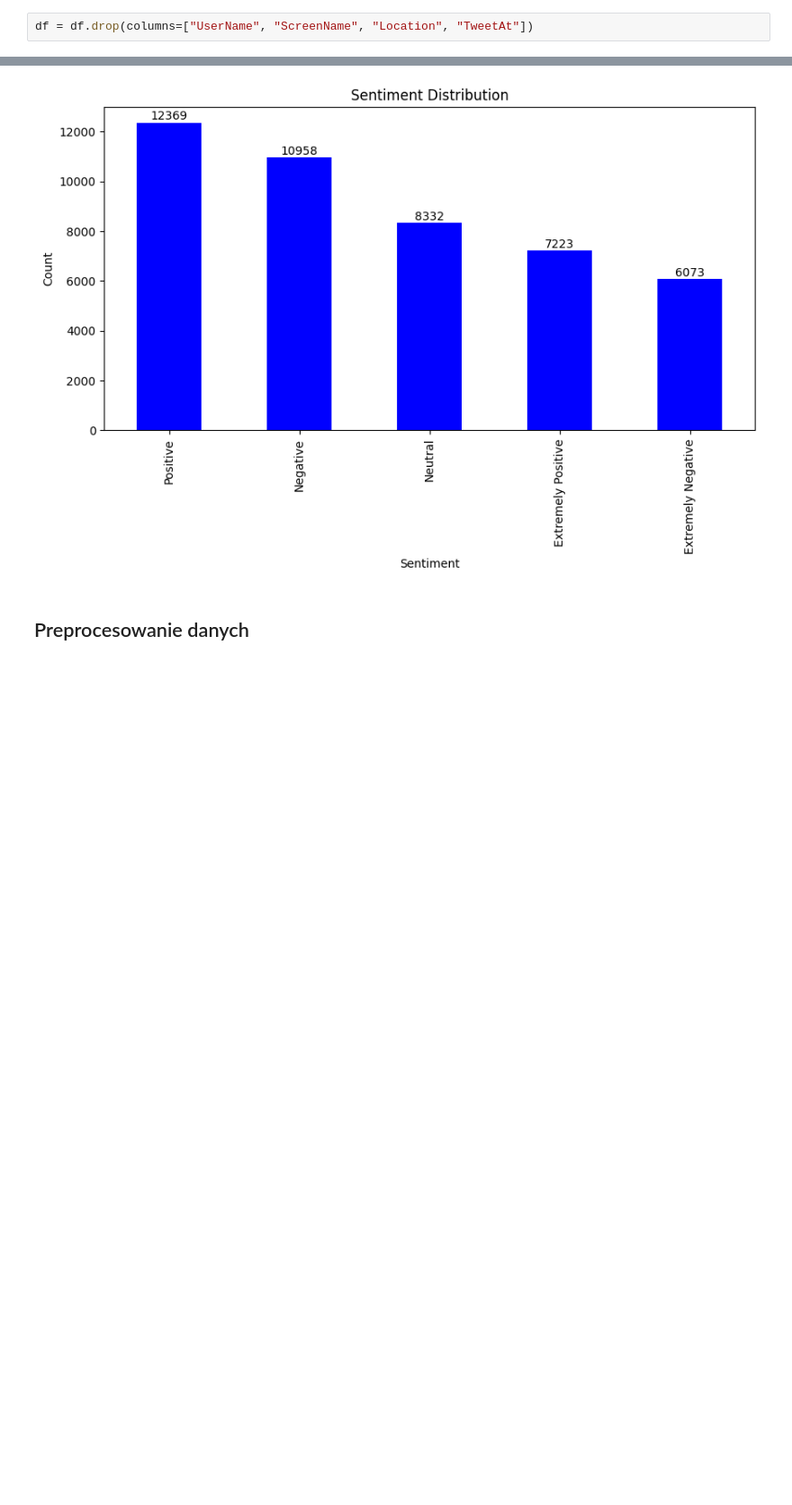
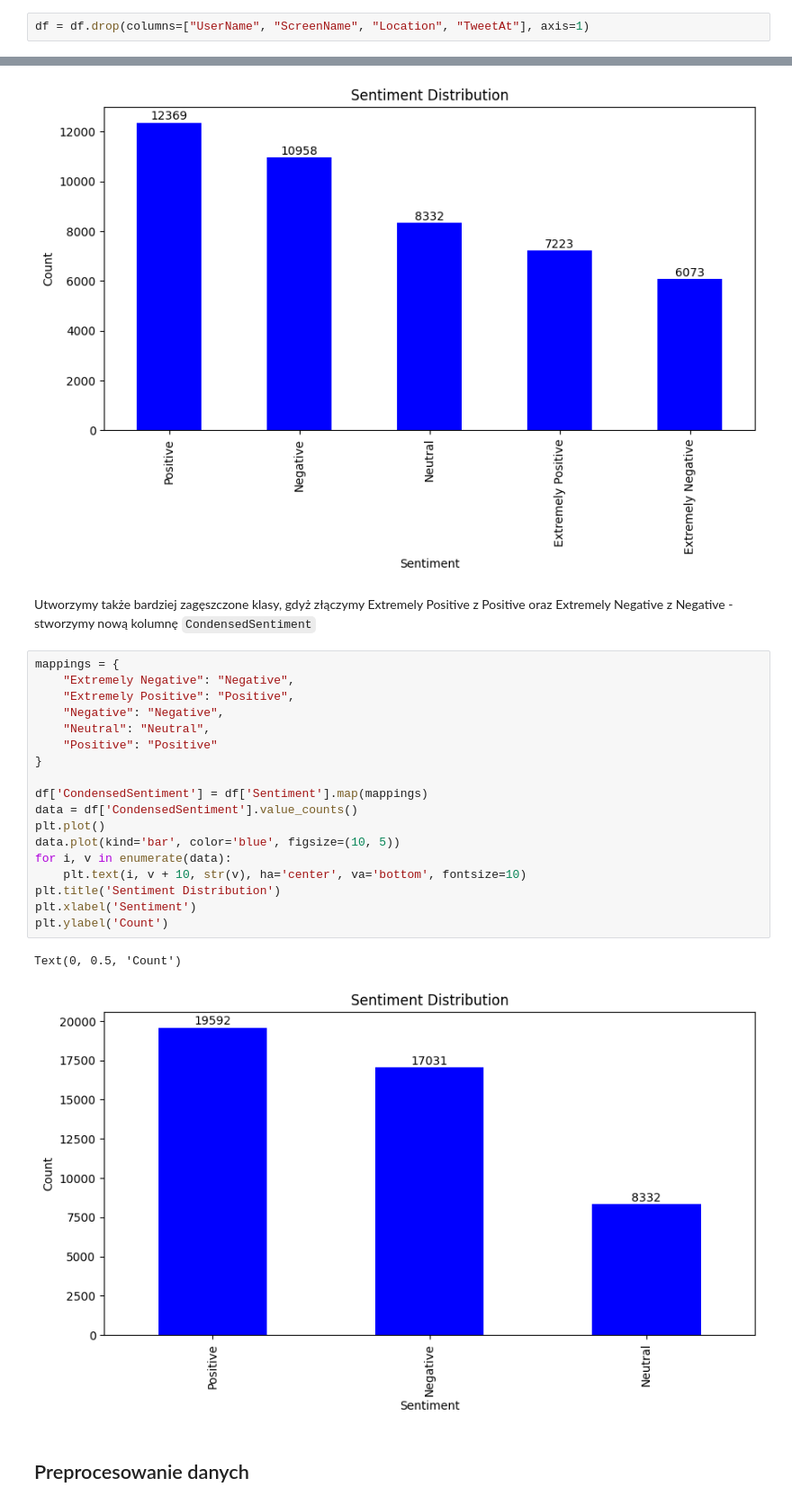
Before and after one commit to olek2303/text-classification-analysis, a Jupyter notebook: implementation/corona_analysis.ipynb, the cells around one changed output, grey strips where cells are left out. Shown: that part at 90% size. Cells and saved outputs as stored; diff of their text form; blank space fills up the shorter version.

Commit message:
add: preprocessing data and naive bayes multinomial, need to change y_trains and y_tests dictionaries to store specific labels set in train_test_split function

```diff
--- a/implementation/corona_analysis.ipynb
+++ b/implementation/corona_analysis.ipynb
@@ -45,7 +49,7 @@ print(df.head())
 # %% [markdown]
 Mamy wiele kolumn, które nie będą nam potrzebne podczas analizy tekstu i klasyfikacji sentymentu, stąd usuwamy je.
 # %%
-df = df.drop(columns=["UserName", "ScreenName", "Location", "TweetAt"])
+df = df.drop(columns=["UserName", "ScreenName", "Location", "TweetAt"], axis=1)
 # %% [markdown]
 Poniżej widzimy, że mamy 5 kategorii w kolumnie `Sentiment`. Wartości te są następujące:
 # %%
@@ -63,6 +67,29 @@ plt.ylabel('Count')
 # %% [output]
 Text(0, 0.5, 'Count')
 [figure]
+# %% [markdown]
+Utworzymy także bardziej zagęszczone klasy, gdyż złączymy Extremely Positive z Positive oraz Extremely Negative z Negative - stworzymy nową kolumnę `CondensedSentiment`
+# %%
+mappings = {
+    "Extremely Negative": "Negative",
+    "Extremely Positive": "Positive",
+    "Negative": "Negative",
+    "Neutral": "Neutral",
+    "Positive": "Positive"
+}
+
+df['CondensedSentiment'] = df['Sentiment'].map(mappings)
+data = df['CondensedSentiment'].value_counts()
+plt.plot()
+data.plot(kind='bar', color='blue', figsize=(10, 5))
+for i, v in enumerate(data):
+    plt.text(i, v + 10, str(v), ha='center', va='bottom', fontsize=10)
+plt.title('Sentiment Distribution')
+plt.xlabel('Sentiment')
+plt.ylabel('Count')
+# %% [output]
+Text(0, 0.5, 'Count')
+[figure, added]
 # %% [markdown]
 ## Preprocesowanie danych
 # %%
```
Also changed, not shown: parts of 30 cells of this notebook.
